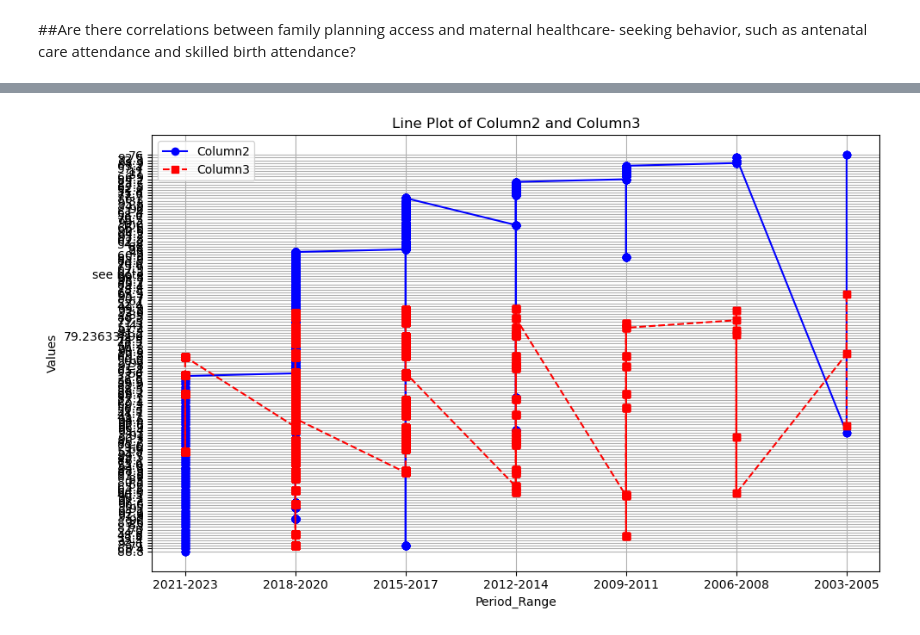
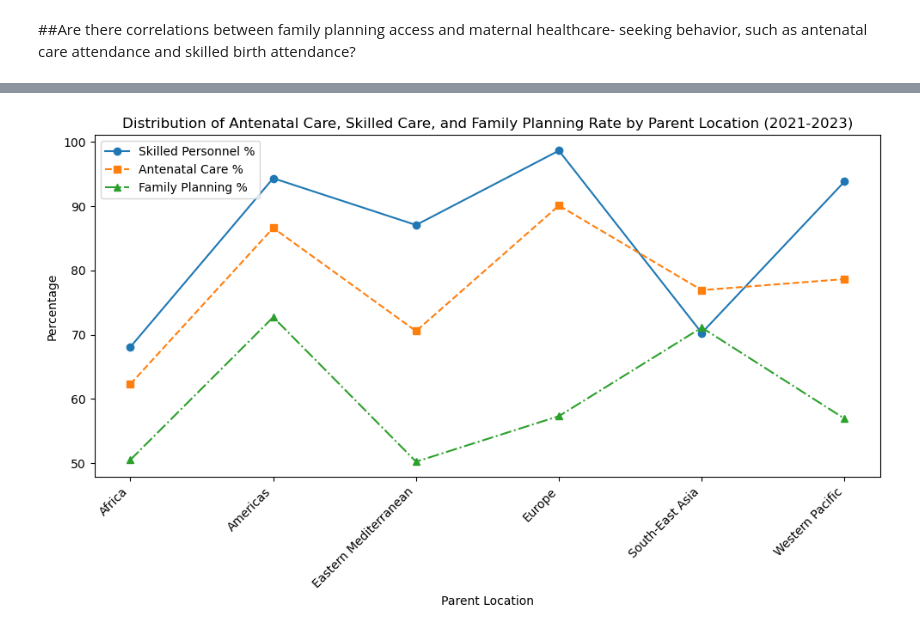
Before and after one commit to laurar9889/Project_3_Team_1, a Jupyter notebook: correlation.ipynb, the cells around one changed output, grey strips where cells are left out. Cells and saved outputs as stored; diff of their text form; code cells hidden in the pictures.

```diff
--- a/correlation.ipynb
+++ b/correlation.ipynb
@@ -80,5 +102,5 @@ Merged DataFrame:
 # %%
 # Drop columns with NaN values
-merged_df.dropna(axis=1, inplace=True)
+final_merged_df.dropna(axis=1, inplace=True)
 # %%
 print("\nMerged DataFrame:")
@@ -95,4 +140,4 @@ Merged DataFrame:
 # %%
 # Extracting specific columns
-subset_df = merged_df[['Period_Range', 'Anatal_care%', 'Planning_Value_Rate']]
+subset_df = final_merged_df[['ParentLocation','skilled_personnel%','Anatal_care%', 'Planning_Value_Rate', 'Period_Range_x',]]
 # %%
@@ -140,0 +214,16 @@ plt.show()
+# %%
+# Ensure that all percentage columns are numeric
+df['skilled_personnel%'] = pd.to_numeric(df['skilled_personnel%'], errors='coerce')
+df['Anatal_care%'] = pd.to_numeric(df['Anatal_care%'], errors='coerce')
+df['Planning_Value_Rate'] = pd.to_numeric(df['Planning_Value_Rate'], errors='coerce')
+
+# Group by 'ParentLocation' and calculate the mean for each percentage column
+grouped_df_mean = df.groupby('ParentLocation').agg({
+    'skilled_personnel%': 'mean',
+    'Anatal_care%': 'mean',
+    'Planning_Value_Rate': 'mean',
+    'Period_Range_x': 'first'
+})
+
+print("\nGrouped DataFrame by 'ParentLocation' (mean):")
+grouped_df_mean
@@ -140,0 +246,2 @@ plt.show()
+# %%
+grouped_df_mean = grouped_df_mean.reset_index()
@@ -141,21 +277,22 @@ plt.show()
 # %%
-# Create a figure and axis
+# Plotting the line graph
 fig, ax = plt.subplots(figsize=(10, 6))
 
-# Plotting Column2 against Column1
-ax.plot(subset_df['Period_Range'], subset_df['Anatal_care%'], marker='o', linestyle='-', color='b', label='Column2')
-
-# Plotting Column3 against Column1
-ax.plot(subset_df['Period_Range'], subset_df['Planning_Value_Rate'], marker='s', linestyle='--', color='r', label='Column3')
+# Plotting lines for each variable
+ax.plot(grouped_df_mean['ParentLocation'], grouped_df_mean['skilled_personnel%'], marker='o', linestyle='-', label='Skilled Personnel %')
+ax.plot(grouped_df_mean['ParentLocation'], grouped_df_mean['Anatal_care%'], marker='s', linestyle='--', label='Antenatal Care %')
+ax.plot(grouped_df_mean['ParentLocation'], grouped_df_mean['Planning_Value_Rate'], marker='^', linestyle='-.', label='Family Planning %')
 
 # Adding labels and title
-ax.set_xlabel('Period_Range')
-ax.set_ylabel('Values')
-ax.set_title('Line Plot of Column2 and Column3')
-ax.grid(True)
+ax.set_xlabel('Parent Location')
+ax.set_ylabel('Percentage')
+ax.set_title('Distribution of Antenatal Care, Skilled Care, and Family Planning Rate by Parent Location (2021-2023)')
 ax.legend()
+
+# Rotating x-axis labels for better readability
+plt.xticks(rotation=45, ha='right')
 
 plt.tight_layout()
 plt.show()
 # %% [output]
-[figure, old version]
+[figure, new version]
```
Also changed, not shown: parts of 24 cells of this notebook, 2 other files.
